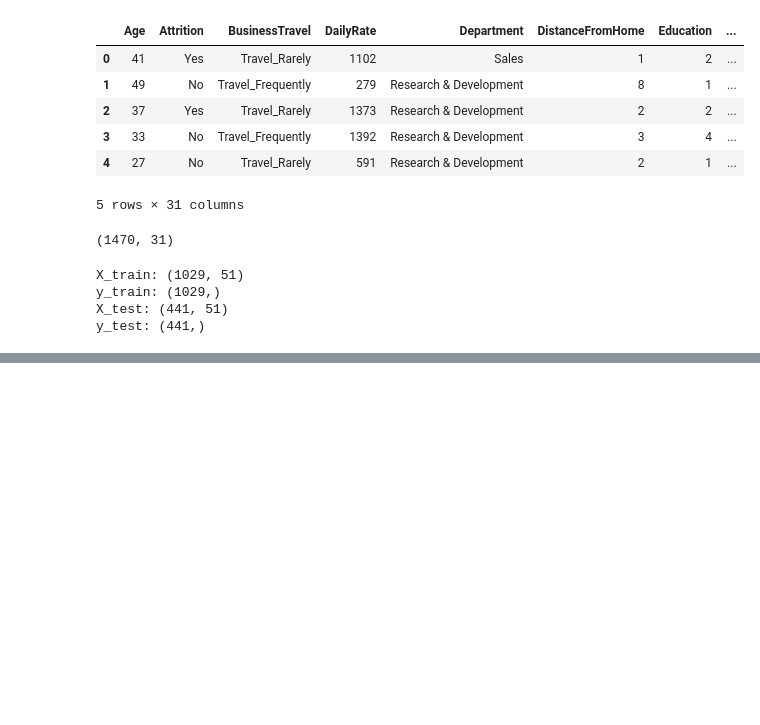
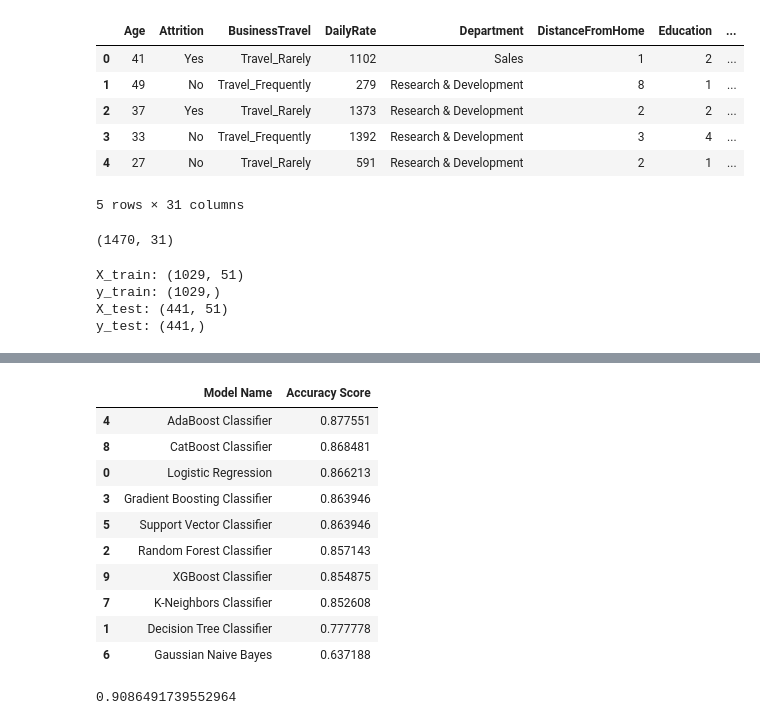
Before and after one commit to Akshay-Paunikar/IBM_Employee_Attrition_ML, a Jupyter notebook: notebook/IBM_Employee_Attrition_Model.ipynb, the cells around one changed output, grey strips where cells are left out. Drawn from its saved outputs; the diff is of its cells as text; code cells hidden in the pictures; blank space fills up the shorter version.

```diff
--- a/notebook/IBM_Employee_Attrition_Model.ipynb
+++ b/notebook/IBM_Employee_Attrition_Model.ipynb
@@ -23,6 +20,6 @@ e:\iNeuron\Projects\IBM_Employee_Attrition\notebook\dataset
 # %%
 # Import the dataset
-data = pd.read_csv("IBM_HR_DATA.csv")
+data = pd.read_csv("dataset/IBM_HR_DATA.csv")
 # %%
 # check the first five records
 data = data.drop(["Unnamed: 0"], axis=1)
@@ -76,6 +73,9 @@ preprocessor = ColumnTransformer([
 # %%
 # applying preprocesing object to features
 X = preprocessor.fit_transform(X)
+# %%
+# Label encode target variable
+y = le.fit_transform(y)
 # %%
 # # divide the data into train and test set
 X_train, X_test, y_train, y_test = train_test_split(X, y, test_size=0.30, random_state=100)
@@ -91,0 +196,16 @@ y_test: (441,)
+# %%
+# Results
+pd.DataFrame(list(zip(model_list, accuracy_list)), columns=['Model Name', 'Accuracy Score']).sort_values(by=["Accuracy Score"],
+                                                                                                         ascending=False)
+# %% [output]
+|  | Model Name | Accuracy Score |
+| 4 | AdaBoost Classifier | 0.877551 |
+| 8 | CatBoost Classifier | 0.868481 |
+| 0 | Logistic Regression | 0.866213 |
+| 3 | Gradient Boosting Classifier | 0.863946 |
+| 5 | Support Vector Classifier | 0.863946 |
+| 2 | Random Forest Classifier | 0.857143 |
+| 9 | XGBoost Classifier | 0.854875 |
+| 7 | K-Neighbors Classifier | 0.852608 |
+| 1 | Decision Tree Classifier | 0.777778 |
+| 6 | Gaussian Naive Bayes | 0.637188 |
@@ -91,0 +215,6 @@ y_test: (441,)
+# %%
+# fit training data
+model_adaboost.fit(X_train, y_train)
+model_adaboost.score(X_train, y_train)
+# %% [output]
+0.9086491739552964
```
Also changed, not shown: parts of 9 cells of this notebook, 4 other files.
